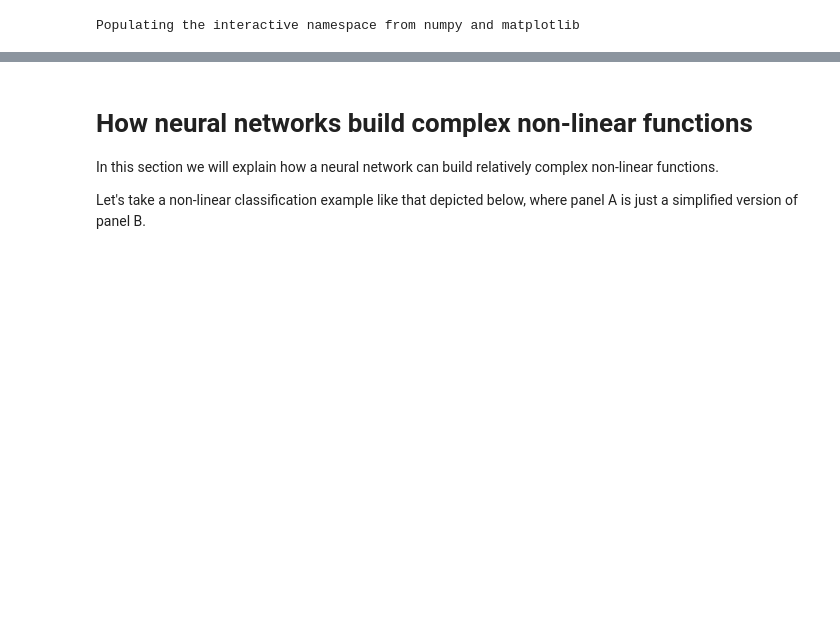
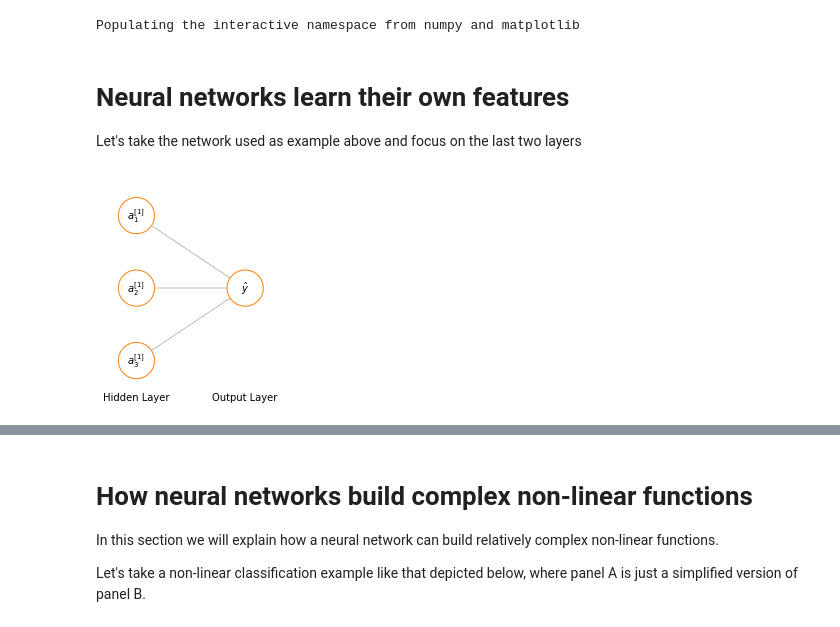
Before and after one commit to marnec/ML, a Jupyter notebook: ML-11-NeuralNetworksApplications.ipynb, the cells around one changed output, grey strips where cells are left out. Drawn from its saved outputs; the diff is of its cells as text; code cells hidden in the pictures; blank space fills up the shorter version.

```diff
--- a/ML-11-NeuralNetworksApplications.ipynb
+++ b/ML-11-NeuralNetworksApplications.ipynb
@@ -13,3 +13,14 @@ import pandas as pd
 from plot_ann import ann
 # %% [output]
 Populating the interactive namespace from numpy and matplotlib
+# %% [markdown]
+# Neural networks learn their own features
+Let's take the network used as example above and focus on the last two layers
+# %%
+nodelabels=["$a_1^{[1]}$", "$a_2^{[1]}$", "$a_3^{[1]}$", '$\\hat{y}$']
+colors=['C1'] * 4
+layers = ['Hidden Layer', 'Output Layer']
+ax, *_ = ann([3, 1], node_labels=nodelabels, node_colors=colors, layer_labels=layers, radius=2)
+ax.set_aspect('equal')
+# %% [output]
+[figure, added]
```
Also changed, not shown: parts of 2 cells of this notebook, 24 other files.
